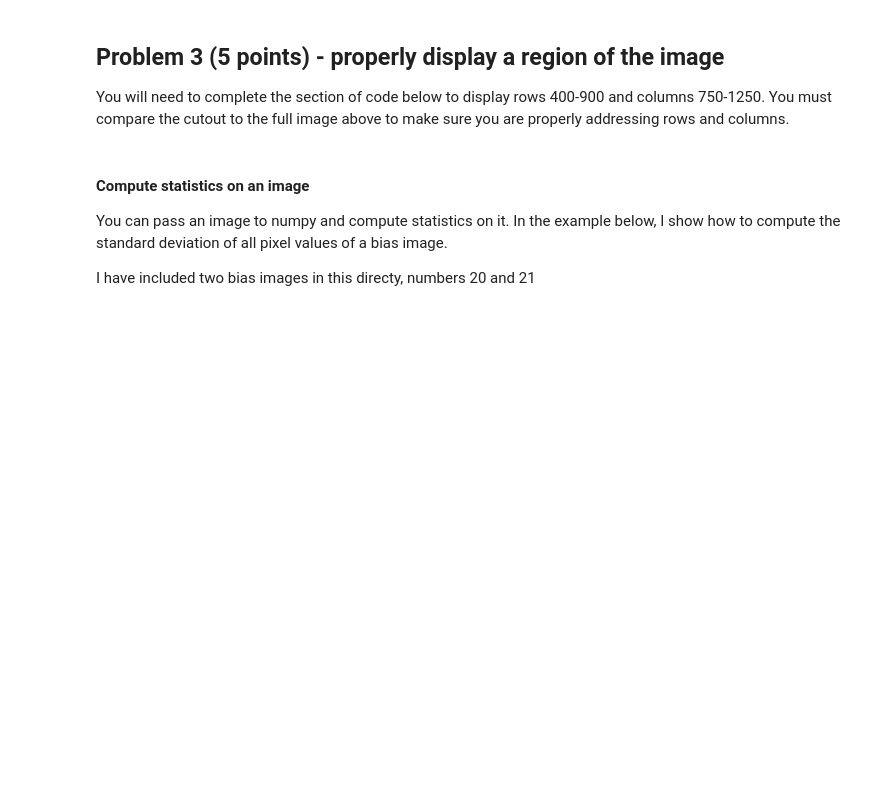
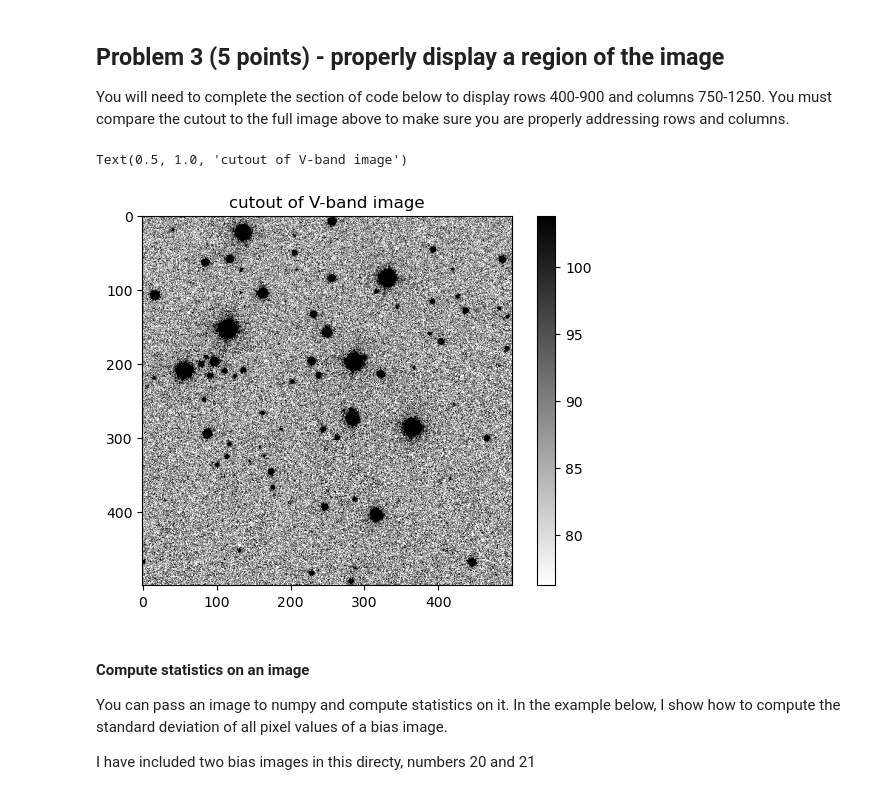
Before and after one commit to ChristianArgueta/Reductionproject_student, a Jupyter notebook: characterize_CCD_student.ipynb, the cells around one changed output. Drawn from its saved outputs; the diff is of its cells as text; code cells hidden in the pictures; blank space fills up the shorter version.

```diff
--- a/characterize_CCD_student.ipynb
+++ b/characterize_CCD_student.ipynb
@@ -119,11 +119,14 @@ You will need to complete the section of code below to display rows 400-900 and
 # %%
 #to display only a section of an image you can perform the following operation
 #this displays the section of the image
 #***************** fill in the missing array range.
-imdisplay(data_vimproc[])
+imdisplay(data_vimproc[399:899,749:1249])
 plt.title("cutout of V-band image")
 #NOTE: that it renumbers the pixels and does *not* refer back to the original image.
 #It also bases the colorbar stretch on the pixels in the subsection that you are displaying
+# %% [output]
+Text(0.5, 1.0, 'cutout of V-band image')
+[figure, added]
 # %% [markdown]
 #### Compute statistics on an image
 You can pass an image to numpy and compute statistics on it.  In the example below, I show how to compute the standard deviation of all pixel values of a bias image.
```
Also changed, not shown: parts of 15 cells of this notebook.
